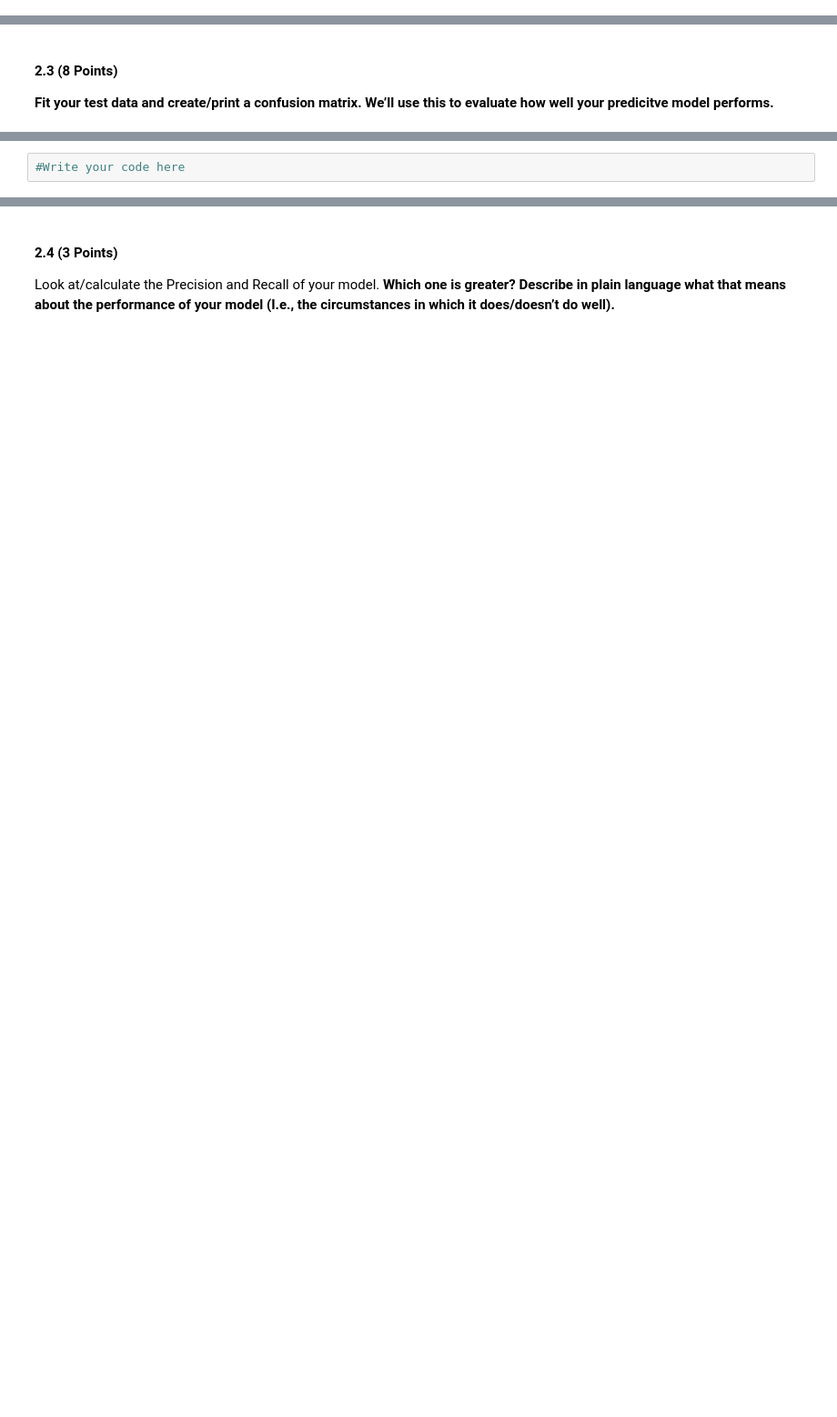
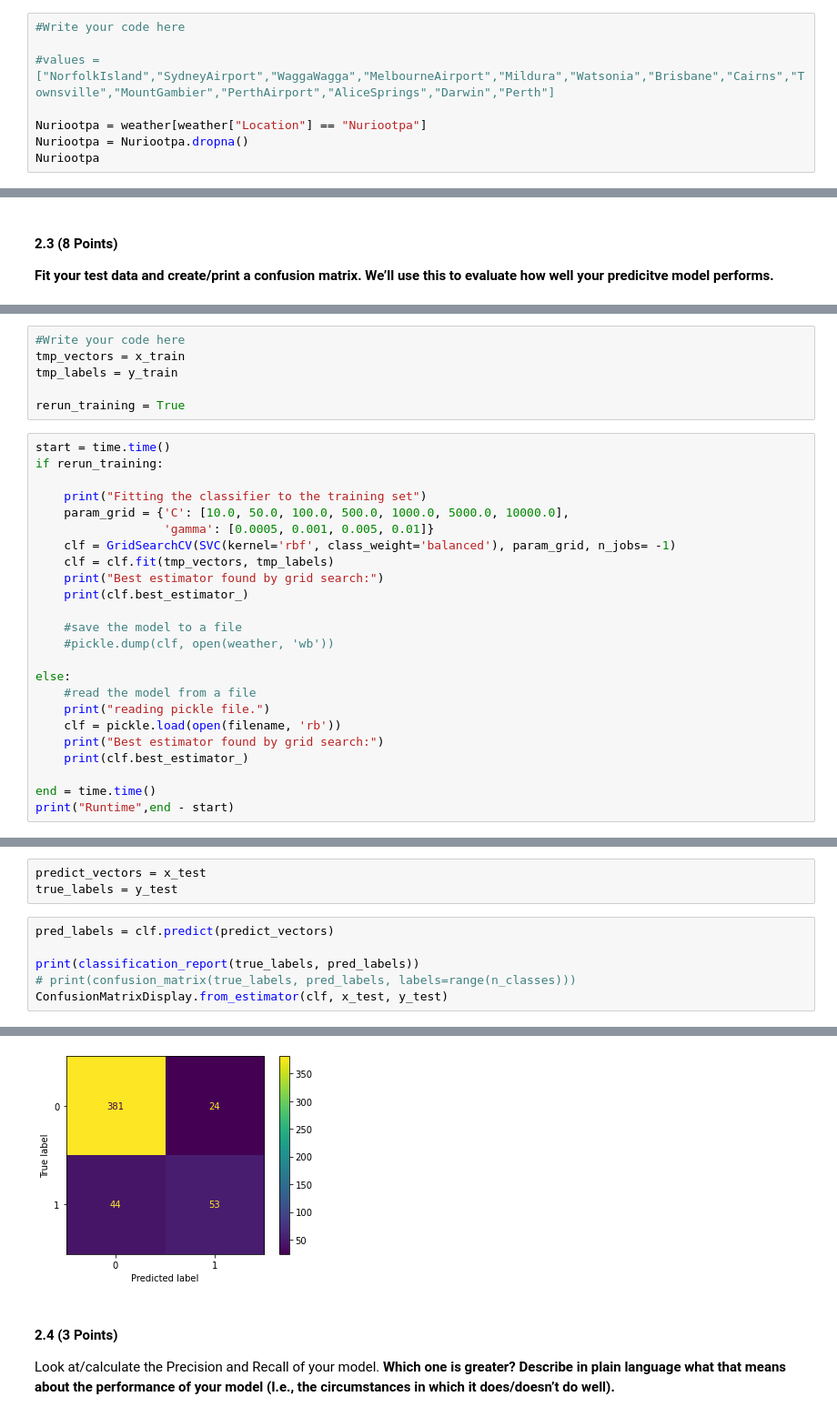
Before and after one commit to mfannon/CMSE202-s23-turnin, a Jupyter notebook: hw-04/HW_4_Regression_and_SVM_STUDENT.ipynb, the cells around one changed output, grey strips where cells are left out. Shown at 91% size. Saved outputs shown, nothing was run; the diff lists cells and outputs as text; blank space fills up the shorter version.

```diff
--- a/hw-04/HW_4_Regression_and_SVM_STUDENT.ipynb
+++ b/hw-04/HW_4_Regression_and_SVM_STUDENT.ipynb
@@ -60,0 +98,8 @@ Select one of the cities (and **please** don't just pick the first one!). Cut do
+# %%
+#Write your code here
+
+#values = ["NorfolkIsland","SydneyAirport","WaggaWagga","MelbourneAirport","Mildura","Watsonia","Brisbane","Cairns","Townsville","MountGambier","PerthAirport","AliceSprings","Darwin","Perth"]
+
+Nuriootpa = weather[weather["Location"] == "Nuriootpa"]
+Nuriootpa = Nuriootpa.dropna()
+Nuriootpa
@@ -83,2 +186,30 @@ Create a regression model. Use the model summary to determine which parameters a
 # %%
 #Write your code here
+tmp_vectors = x_train
+tmp_labels = y_train
+
+rerun_training = True
+# %%
+start = time.time()
+if rerun_training:
+
+    print("Fitting the classifier to the training set")
+    param_grid = {'C': [10.0, 50.0, 100.0, 500.0, 1000.0, 5000.0, 10000.0],
+                  'gamma': [0.0005, 0.001, 0.005, 0.01]}
+    clf = GridSearchCV(SVC(kernel='rbf', class_weight='balanced'), param_grid, n_jobs= -1)
+    clf = clf.fit(tmp_vectors, tmp_labels)
+    print("Best estimator found by grid search:")
+    print(clf.best_estimator_)
+
+    #save the model to a file
+    #pickle.dump(clf, open(weather, 'wb'))
+
+else:
+    #read the model from a file
+    print("reading pickle file.")
+    clf = pickle.load(open(filename, 'rb'))
+    print("Best estimator found by grid search:")
+    print(clf.best_estimator_)
+
+end = time.time()
+print("Runtime",end - start)
@@ -84,0 +221,10 @@ Create a regression model. Use the model summary to determine which parameters a
+# %%
+predict_vectors = x_test
+true_labels = y_test
+# %%
+pred_labels = clf.predict(predict_vectors)
+
+print(classification_report(true_labels, pred_labels))
+# print(confusion_matrix(true_labels, pred_labels, labels=range(n_classes)))
+ConfusionMatrixDisplay.from_estimator(clf, x_test, y_test)
+# %% [output]
@@ -85,3 +240,4 @@ Create a regression model. Use the model summary to determine which parameters a
+[figure, added]
 # %% [markdown]
 #### 2.4 (3 Points)
 Look at/calculate the Precision and Recall of your model. **Which one is greater? Describe in plain language what that means about the performance of your model (I.e., the circumstances in which it does/doesn’t do well).**
```
Also changed, not shown: parts of 21 cells of this notebook.
